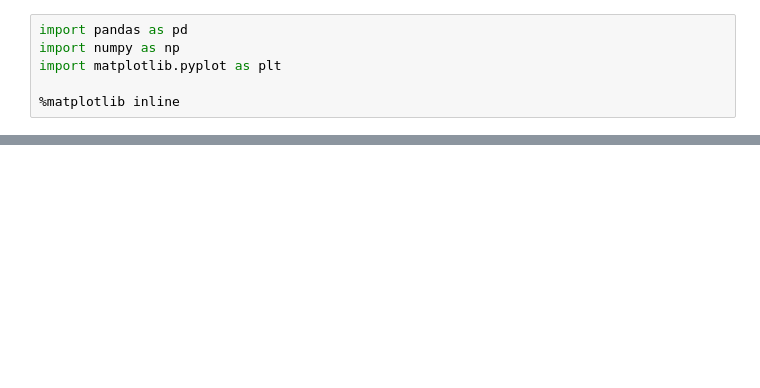
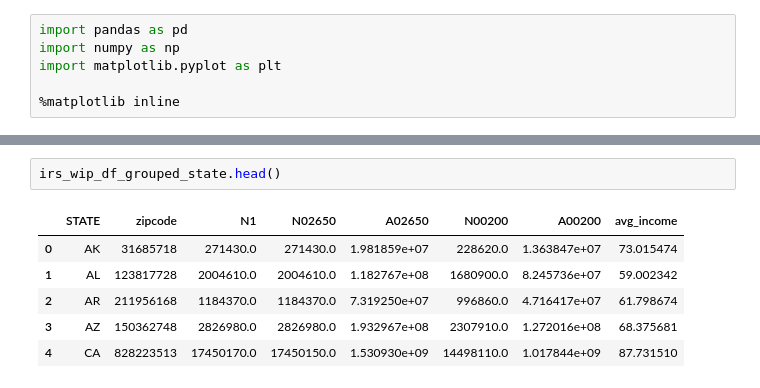
Before and after one commit to lesro/change_unlimited, a Jupyter notebook: notebooks/day2_df_review_merge.ipynb, the cells around one changed output, grey strips where cells are left out. Cells and saved outputs as stored; diff of their text form; blank space fills up the shorter version.

```diff
--- a/notebooks/day2_df_review_merge.ipynb
+++ b/notebooks/day2_df_review_merge.ipynb
@@ -14,0 +114,9 @@ FileNotFoundError: [Errno 2] File ../data/all_us_np.csv does not exist: '../data
+# %%
+irs_wip_df_grouped_state.head()
+# %% [output]
+|  | STATE | zipcode | N1 | N02650 | A02650 | N00200 | A00200 | avg_income |
+| 0 | AK | 31685718 | 271430.0 | 271430.0 | 1.981859e+07 | 228620.0 | 1.363847e+07 | 73.015474 |
+| 1 | AL | 123817728 | 2004610.0 | 2004610.0 | 1.182767e+08 | 1680900.0 | 8.245736e+07 | 59.002342 |
+| 2 | AR | 211956168 | 1184370.0 | 1184370.0 | 7.319250e+07 | 996860.0 | 4.716417e+07 | 61.798674 |
+| 3 | AZ | 150362748 | 2826980.0 | 2826980.0 | 1.932967e+08 | 2307910.0 | 1.272016e+08 | 68.375681 |
+| 4 | CA | 828223513 | 17450170.0 | 17450150.0 | 1.530930e+09 | 14498110.0 | 1.017844e+09 | 87.731510 |
```
Also changed, not shown: parts of 14 cells of this notebook, 3 other files.
